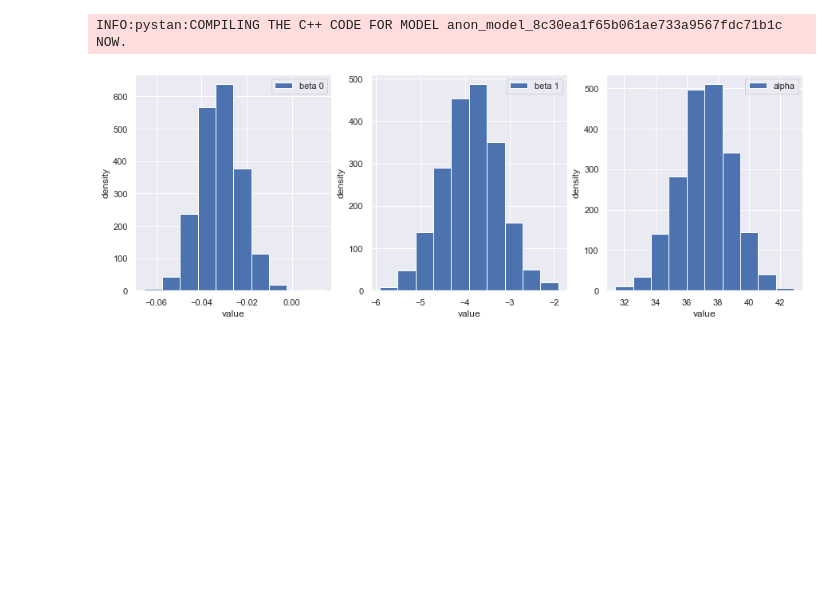
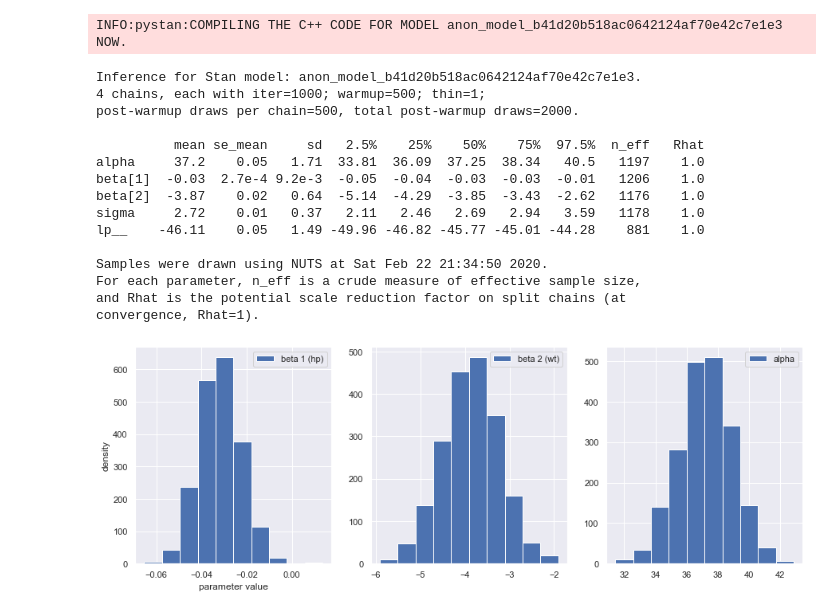
Before and after one commit to YSanchezAraujo/neuro_team_psy504, a Jupyter notebook: stan_example.ipynb, the cells around one changed output. Drawn from its saved outputs; the diff is of its cells as text; code cells hidden in the pictures; blank space fills up the shorter version.

```diff
--- a/stan_example.ipynb
+++ b/stan_example.ipynb
@@ -30,7 +31,7 @@ fileDir = '/Users/maxaragon/Desktop/stan_demo/mtcars.xls'
 dF = pd.read_excel(fileDir)
 
 #Format data
-xData = np.array([dF[key] for key in dF if key=='hp' or key=='wt']).T
+xData = list(np.array([dF[key] for key in dF if key=='hp' or key=='wt']).T)
 N,K = np.shape(xData)
 yData = dF['mpg']
 data = {'N': N, 'K': K, 'x': xData, 'y': yData}
@@ -38,28 +39,48 @@ data = {'N': N, 'K': K, 'x': xData, 'y': yData}
 #Compile model
 sm = pystan.StanModel(model_code=model)
 
-#Train model
+#Sample from posterior
 fit = sm.sampling(data=data, iter=1000, chains=4, warmup=500, thin=1, seed=101)
 # %% [output]
-INFO:pystan:COMPILING THE C++ CODE FOR MODEL anon_model_8c30ea1f65b061ae733a9567fdc71b1c NOW.
+INFO:pystan:COMPILING THE C++ CODE FOR MODEL anon_model_b41d20b518ac0642124af70e42c7e1e3 NOW.
 # %%
+#Display results
+print(fit)
+
 #Fitted parameters
 alpha = fit['alpha']
 betas = fit['beta'].T
 
 #Plot parameters
 fig,ax = plt.subplots(1,3,figsize=(15,5))
 
-for idx,beta in enumerate(betas):
-    ax[idx].hist(beta,label = 'beta %d'%idx)
+betaLabels = ['hp','wt']
+
+for idx,(beta,bl) in enumerate(zip(betas,betaLabels)):
+    ax[idx].hist(beta,label = 'beta %d (%s)'%((idx+1),bl))
     ax[idx].legend()
-    ax[idx].set_xlabel('value')
-    ax[idx].set_ylabel('density')
+
+    if idx<1:
+        ax[idx].set_xlabel('parameter value')
+        ax[idx].set_ylabel('density')
 
 ax[2].hist(alpha,label = 'alpha')
-ax[2].set_xlabel('value')
-ax[2].set_ylabel('density')
 ax[2].legend()
 plt.show()
 # %% [output]
+Inference for Stan model: anon_model_b41d20b518ac0642124af70e42c7e1e3.
+4 chains, each with iter=1000; warmup=500; thin=1;
+post-warmup draws per chain=500, total post-warmup draws=2000.
+
+          mean se_mean     sd   2.5%    25%    50%    75%  97.5%  n_eff   Rhat
+alpha     37.2    0.05   1.71  33.81  36.09  37.25  38.34   40.5   1197    1.0
+beta[1]  -0.03  2.7e-4 9.2e-3  -0.05  -0.04  -0.03  -0.03  -0.01   1206    1.0
+beta[2]  -3.87    0.02   0.64  -5.14  -4.29  -3.85  -3.43  -2.62   1176    1.0
+sigma     2.72    0.01   0.37   2.11   2.46   2.69   2.94   3.59   1178    1.0
+lp__    -46.11    0.05   1.49 -49.96 -46.82 -45.77 -45.01 -44.28    881    1.0
+
+Samples were drawn using NUTS at Sat Feb 22 21:34:50 2020.
+For each parameter, n_eff is a crude measure of effective sample size,
+and Rhat is the potential scale reduction factor on split chains (at
+convergence, Rhat=1).
-[figure, old version]
+[figure, new version]
```
Also changed, not shown: parts of 2 cells of this notebook, 1 other file.
